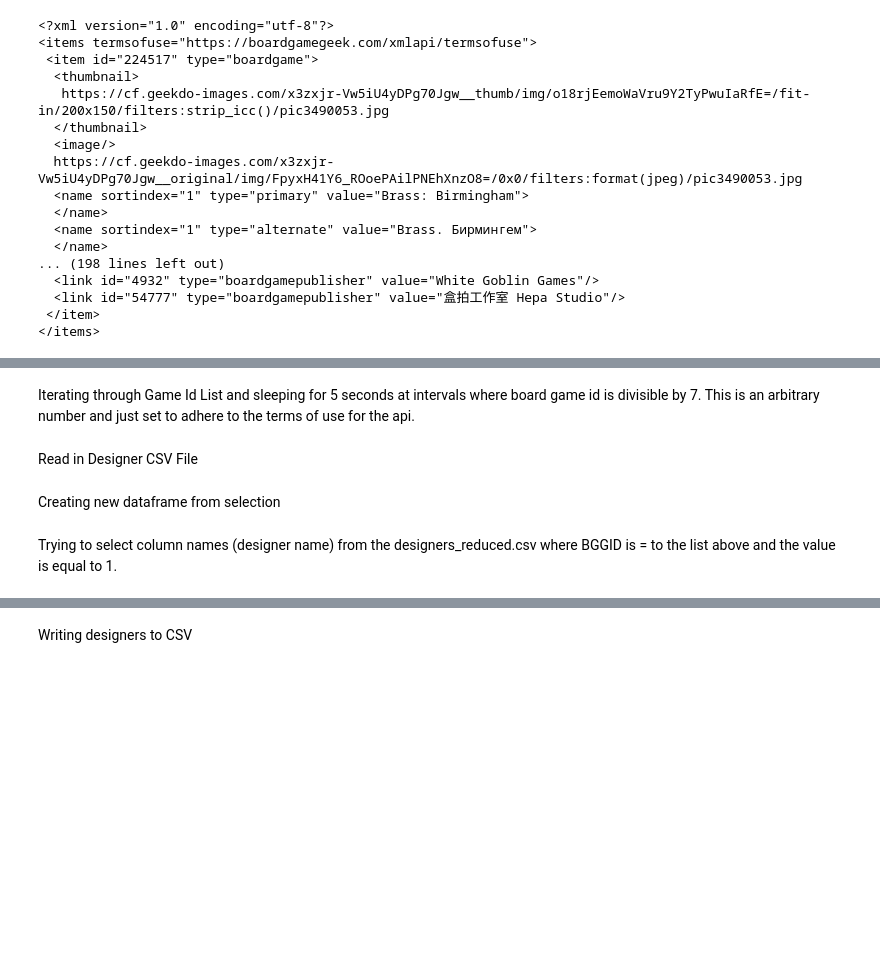
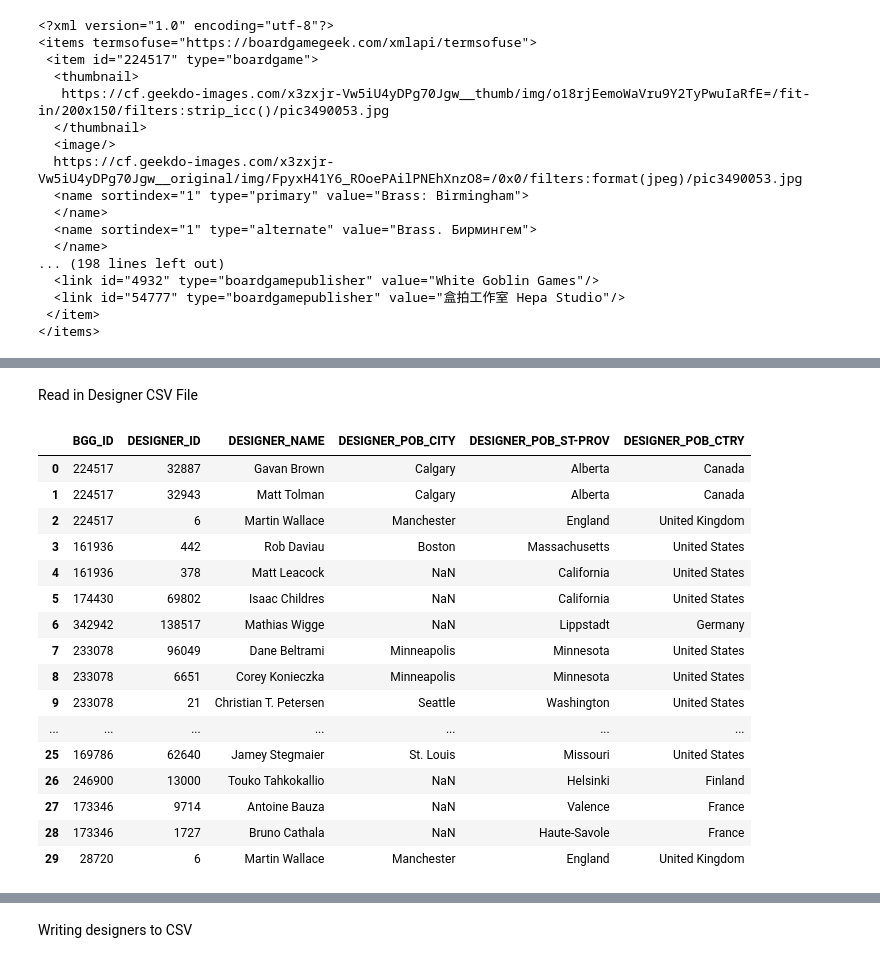
Before and after one commit to jashel08/board_games_capstone, a Jupyter notebook: Board_Games2.ipynb, the cells around one changed output, grey strips where cells are left out. Drawn from its saved outputs; the diff is of its cells as text; code cells hidden in the pictures; blank space fills up the shorter version.

```diff
--- a/Board_Games2.ipynb
+++ b/Board_Games2.ipynb
@@ -396,2 +438,0 @@ End Time: Wed Dec  4 20:18:15 2024
-# %% [markdown]
-Iterating through Game Id List and sleeping for 5 seconds at intervals where board game id is divisible by 7. This is an arbitrary number and just set to adhere to the terms of use for the api.
@@ -412,7 +439,24 @@ game_info_35424 = response_API.text
 # %% [markdown]
 Read in Designer CSV File
 # %%
-df_bgdesigner = pd.read_csv('.\\.venv\\data\\designers_reduced.csv')
-df_bgdesigner.head()
+##1
+df_bgdesigner_loc = pd.read_csv('.\\.venv\\data\\BGG_Designer_Location.csv')
+df_bgdesigner_loc.head(30)
+# %% [output]
+|  | BGG_ID | DESIGNER_ID | DESIGNER_NAME | DESIGNER_POB_CITY | DESIGNER_POB_ST-PROV | DESIGNER_POB_CTRY |
+| 0 | 224517 | 32887 | Gavan Brown | Calgary | Alberta | Canada |
+| 1 | 224517 | 32943 | Matt Tolman | Calgary | Alberta | Canada |
+| 2 | 224517 | 6 | Martin Wallace | Manchester | England | United Kingdom |
+| 3 | 161936 | 442 | Rob Daviau | Boston | Massachusetts | United States |
+| 4 | 161936 | 378 | Matt Leacock | NaN | California | United States |
+| 5 | 174430 | 69802 | Isaac Childres | NaN | California | United States |
+| 6 | 342942 | 138517 | Mathias Wigge | NaN | Lippstadt | Germany |
+| 7 | 233078 | 96049 | Dane Beltrami | Minneapolis | Minnesota | United States |
+| 8 | 233078 | 6651 | Corey Konieczka | Minneapolis | Minnesota | United States |
+| 9 | 233078 | 21 | Christian T. Petersen | Seattle | Washington | United States |
+| ... | ... | ... | ... | ... | ... | ... |
+| 25 | 169786 | 62640 | Jamey Stegmaier | St. Louis | Missouri | United States |
+| 26 | 246900 | 13000 | Touko Tahkokallio | NaN | Helsinki | Finland |
+| 27 | 173346 | 9714 | Antoine Bauza | NaN | Valence | France |
+| 28 | 173346 | 1727 | Bruno Cathala | NaN | Haute-Savole | France |
+| 29 | 28720 | 6 | Martin Wallace | Manchester | England | United Kingdom |
-# %% [markdown]
-Creating new dataframe from selection
@@ -423,2 +462,0 @@ df_topbgdesigner.head(10)
-# %% [markdown]
-Trying to select column names (designer name) from the designers_reduced.csv where BGGID is = to the list above and the value is equal to 1.
```
Also changed, not shown: parts of 27 cells of this notebook, 1 other file.
